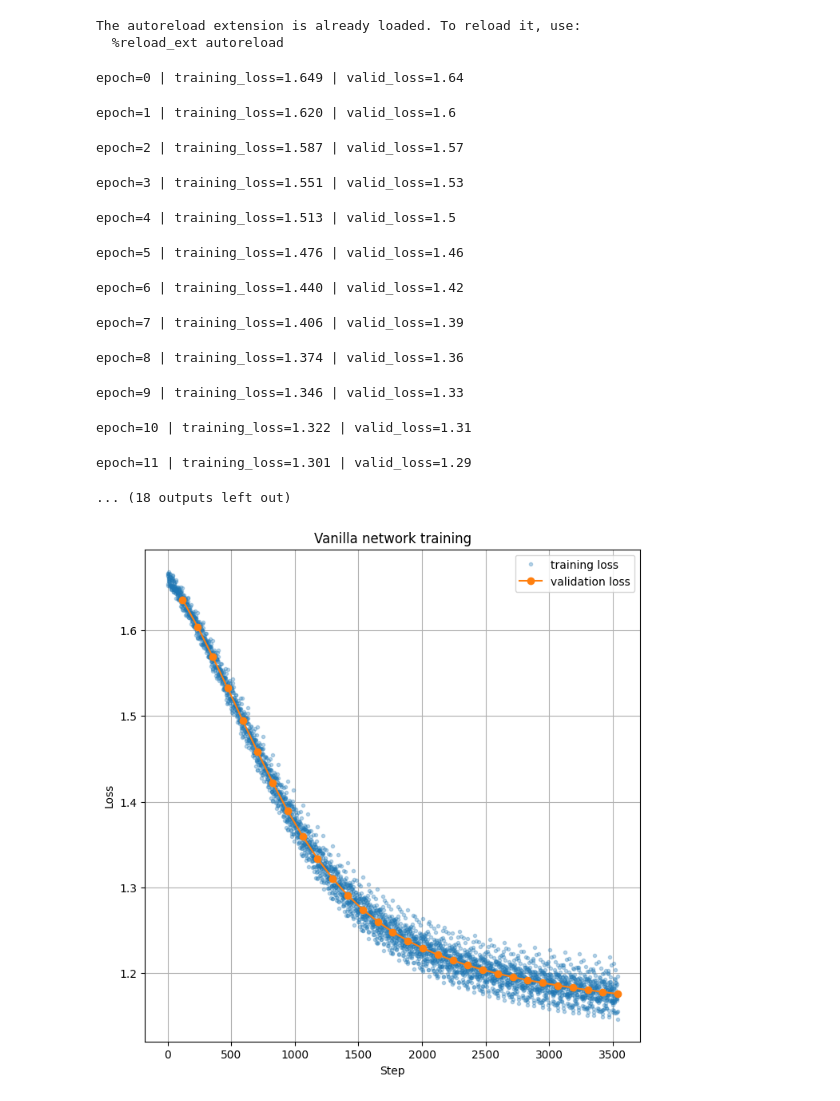
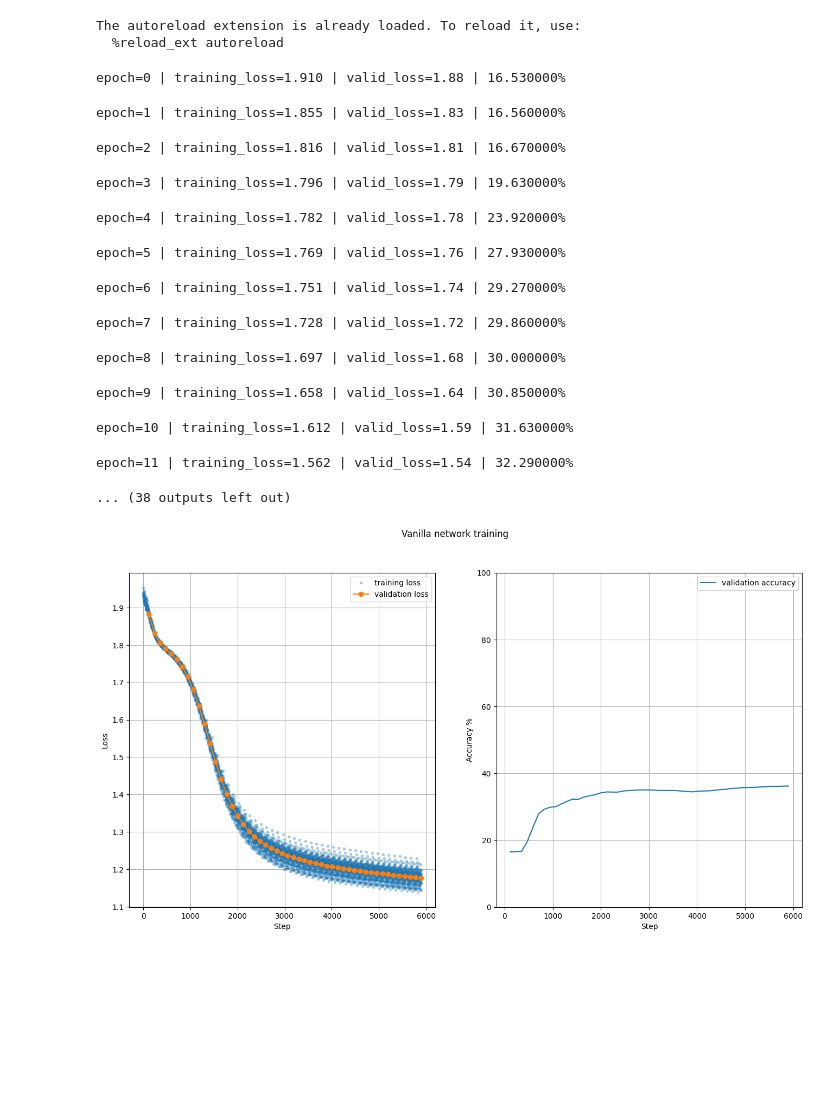
Before and after one commit to balthazarneveu/MVA23_SIGNAL, a Jupyter notebook: lab_03/answer_sheet.ipynb, the cells around one changed output. Cells and saved outputs as stored; diff of their text form; code cells hidden in the pictures; blank space fills up the shorter version.

Commit message:
valid 36%

```diff
--- a/lab_03/answer_sheet.ipynb
+++ b/lab_03/answer_sheet.ipynb
@@ -78,36 +78,44 @@ dataloaders = get_dataloaders()
 import torch
 torch.cuda.is_available()
 # %%
-model, training_losses, valid_losses = train(model, batch_sizes=(256, 512), n_epochs=30)
+model, training_losses, valid_losses, valid_accuracies  = train(model, batch_sizes=(256, 512), n_epochs=50)
 # %% [output]
-epoch=0 | training_loss=1.649 | valid_loss=1.64
+epoch=0 | training_loss=1.910 | valid_loss=1.88 | 16.530000%
-epoch=1 | training_loss=1.620 | valid_loss=1.6
+epoch=1 | training_loss=1.855 | valid_loss=1.83 | 16.560000%
-epoch=2 | training_loss=1.587 | valid_loss=1.57
+epoch=2 | training_loss=1.816 | valid_loss=1.81 | 16.670000%
-epoch=3 | training_loss=1.551 | valid_loss=1.53
+epoch=3 | training_loss=1.796 | valid_loss=1.79 | 19.630000%
-epoch=4 | training_loss=1.513 | valid_loss=1.5
+epoch=4 | training_loss=1.782 | valid_loss=1.78 | 23.920000%
-epoch=5 | training_loss=1.476 | valid_loss=1.46
+epoch=5 | training_loss=1.769 | valid_loss=1.76 | 27.930000%
-epoch=6 | training_loss=1.440 | valid_loss=1.42
+epoch=6 | training_loss=1.751 | valid_loss=1.74 | 29.270000%
-epoch=7 | training_loss=1.406 | valid_loss=1.39
+epoch=7 | training_loss=1.728 | valid_loss=1.72 | 29.860000%
-epoch=8 | training_loss=1.374 | valid_loss=1.36
+epoch=8 | training_loss=1.697 | valid_loss=1.68 | 30.000000%
-epoch=9 | training_loss=1.346 | valid_loss=1.33
+epoch=9 | training_loss=1.658 | valid_loss=1.64 | 30.850000%
-epoch=10 | training_loss=1.322 | valid_loss=1.31
+epoch=10 | training_loss=1.612 | valid_loss=1.59 | 31.630000%
-epoch=11 | training_loss=1.301 | valid_loss=1.29
+epoch=11 | training_loss=1.562 | valid_loss=1.54 | 32.290000%
-... (18 outputs left out)
+... (38 outputs left out)
 # %%
 import matplotlib.pyplot as plt
 import numpy as np
 epoch_length = len(training_losses)/len(valid_losses)
 epoch_steps = np.linspace(epoch_length, len(training_losses), len(valid_losses))
 
-plt.figure(figsize=(8, 8))
-plt.plot(training_losses, ".", alpha=0.3, label="training loss")
+fig, axs = plt.subplots(ncols=2, figsize=(16, 8))
+axs[0].plot(training_losses, ".", alpha=0.3, label="training loss")
 
-plt.plot(epoch_steps, valid_losses,  "-o", label="validation loss")
-plt.xlabel("Step")
-plt.ylabel("Loss")
-plt.legend()
-plt.title("Vanilla network training")
-plt.grid()
+axs[0].plot(epoch_steps, valid_losses,  "-o", label="validation loss")
+
+axs[0].set_xlabel("Step")
+axs[0].set_ylabel("Loss")
+axs[0].legend()
+axs[0].grid()
+
+axs[1].plot(epoch_steps, 100*np.array(valid_accuracies),  "-", label="validation accuracy")
+axs[1].set_xlabel("Step")
+axs[1].set_ylabel("Accuracy %")
+axs[1].legend()
+axs[1].grid()
+axs[1].set_ylim(0, 100)
+plt.suptitle("Vanilla network training")
 plt.show()
 # %% [output]
-[figure, old version]
+[figure, new version]
```
Also changed, not shown: 1 other file.
